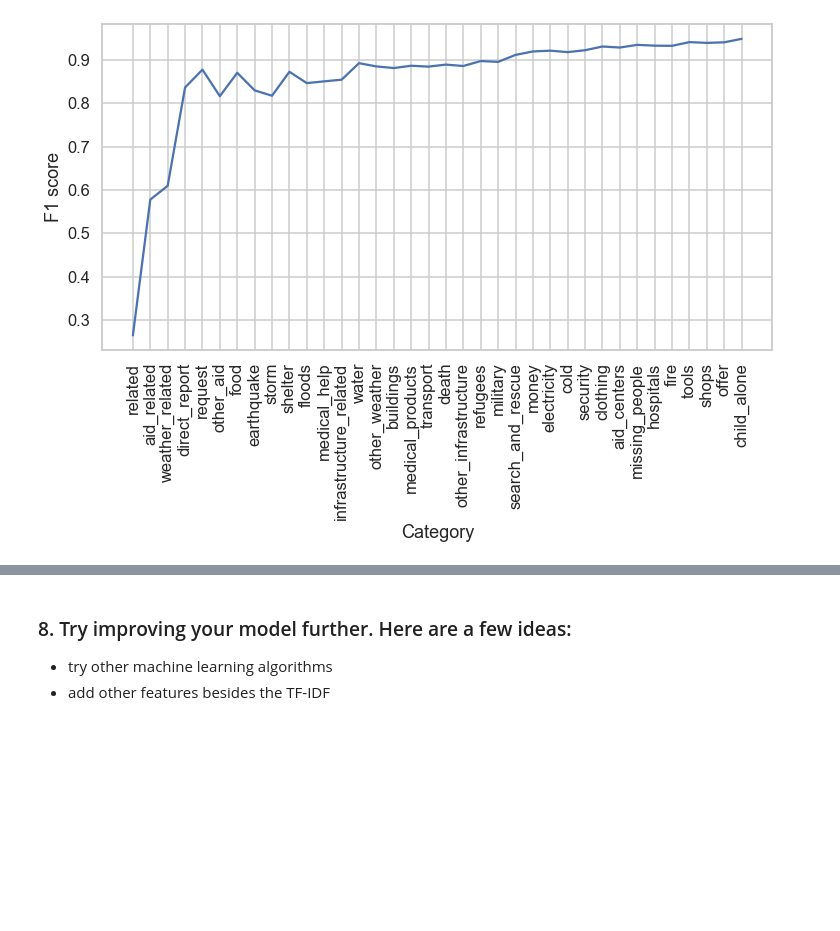
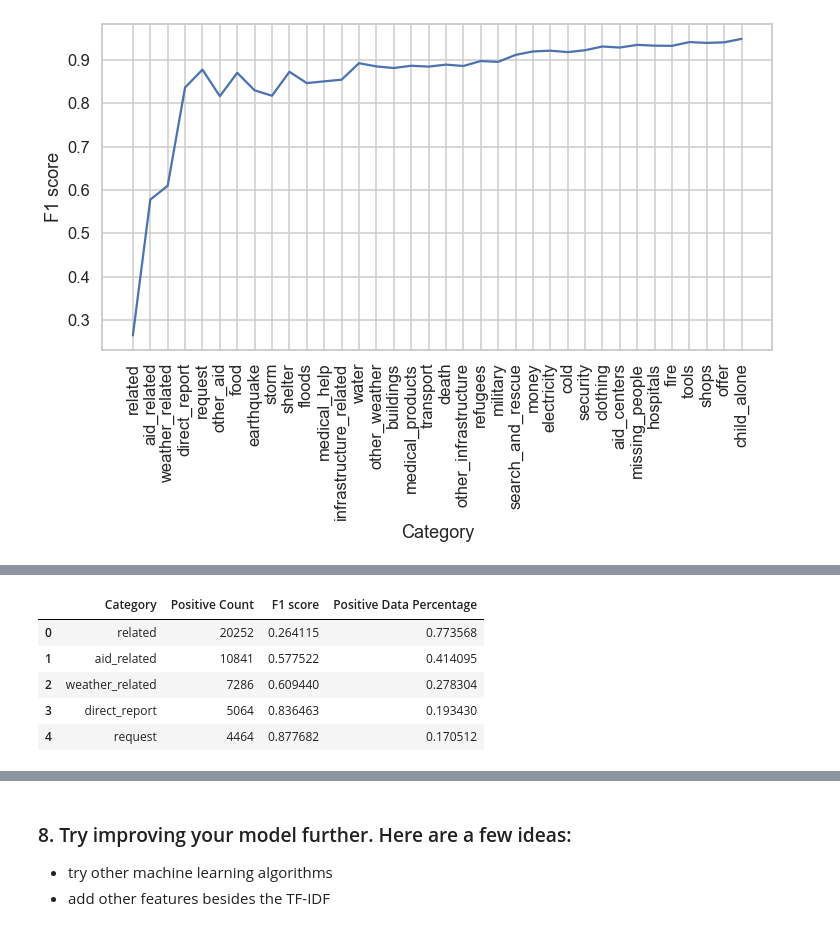
Before and after one commit to ronald-leung/Udacity-Exercises, a Jupyter notebook: DataScienceNanoDegree/Project2/jupyter/ML Pipeline Preparation.ipynb, the cells around one changed output, grey strips where cells are left out. Drawn from its saved outputs; the diff is of its cells as text; code cells hidden in the pictures; blank space fills up the shorter version.

```diff
--- a/DataScienceNanoDegree/Project2/jupyter/ML Pipeline Preparation.ipynb
+++ b/DataScienceNanoDegree/Project2/jupyter/ML Pipeline Preparation.ipynb
@@ -434,0 +442,9 @@ pyplot.show()
+# %%
+accuracy_df.head()
+# %% [output]
+|  | Category | Positive Count | F1 score | Positive Data Percentage |
+| 0 | related | 20252 | 0.264115 | 0.773568 |
+| 1 | aid_related | 10841 | 0.577522 | 0.414095 |
+| 2 | weather_related | 7286 | 0.609440 | 0.278304 |
+| 3 | direct_report | 5064 | 0.836463 | 0.193430 |
+| 4 | request | 4464 | 0.877682 | 0.170512 |
```
Also changed, not shown: parts of 4 cells of this notebook, 3 other files.
